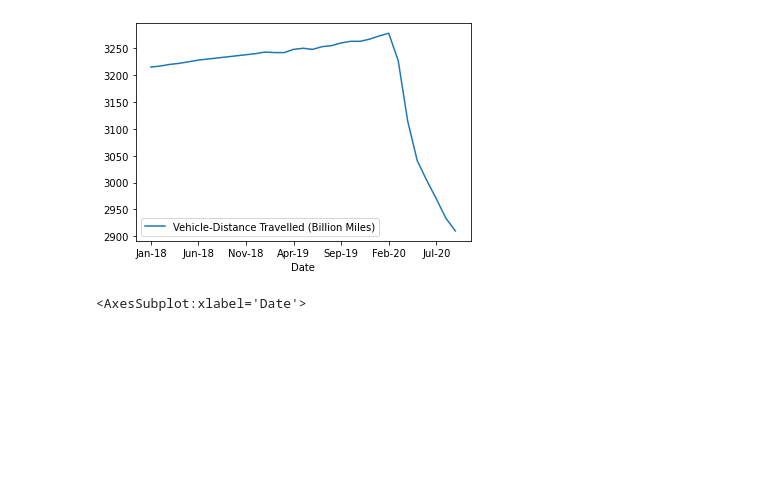
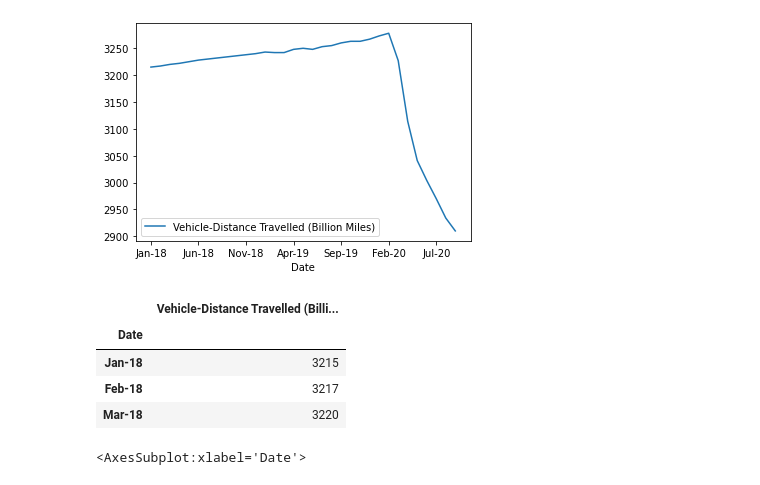
Before and after one commit to youssefabdelwahab/Fintech_Project1, a Jupyter notebook: Carla-Data/vehicle_data.ipynb, the cells around one changed output. Saved outputs shown, nothing was run; the diff lists cells and outputs as text; code cells hidden in the pictures; blank space fills up the shorter version.

```diff
--- a/Carla-Data/vehicle_data.ipynb
+++ b/Carla-Data/vehicle_data.ipynb
@@ -69,6 +69,14 @@ mobility_data.plot()
 # %%
 # grouping into quaters
 Q1_2018 = mobility_data.iloc[:3]
+# %%
+Q1_2018
+# %% [output]
+|  | Vehicle-Distance Travelled (Billi... |
+| Date |  |
+| Jan-18 | 3215 |
+| Feb-18 | 3217 |
+| Mar-18 | 3220 |
 # %%
 Q2_2018 = mobility_data.iloc[3:6]
 # %%
```
Also changed, not shown: 2 other files.
